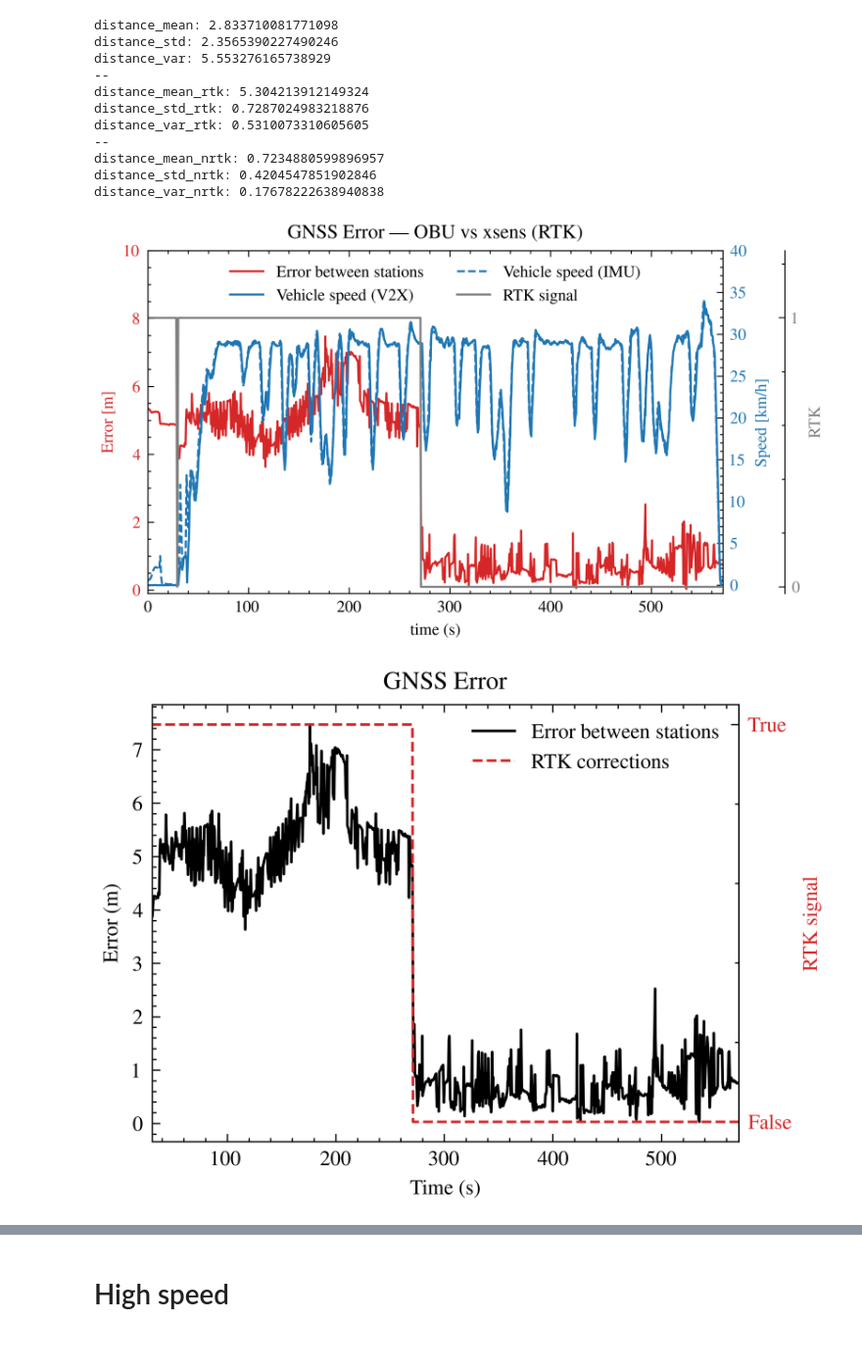
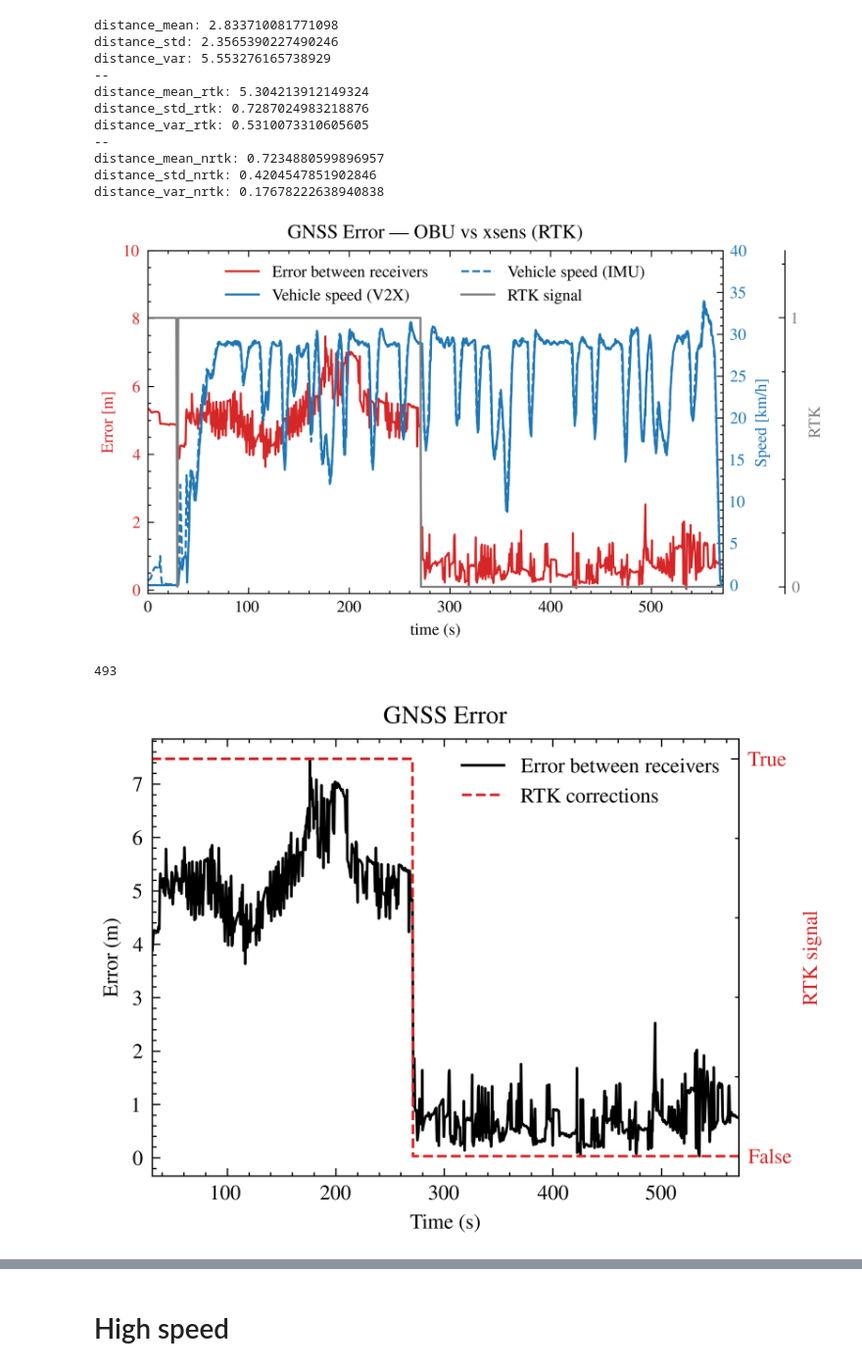
Before and after one commit to LMA-FEM-UNICAMP/vilma_v2x, a Jupyter notebook: vilma_v2x/evaluation/obu_gnss_error.ipynb, the cells around one changed output, grey strips where cells are left out. Shown at 98% size. Cells and saved outputs as stored; diff of their text form; code cells hidden in the pictures.

```diff
--- a/vilma_v2x/evaluation/obu_gnss_error.ipynb
+++ b/vilma_v2x/evaluation/obu_gnss_error.ipynb
@@ -95,7 +97,7 @@ plt.title("GNSS Error | OBU vs xsens (RTK)")
 color = 'tab:red'
 ax1.set_xlabel('time (s)')
 ax1.set_ylabel('Error [m]', color=color)
-l1, = ax1.plot(t, distance, color=color, label="Error between stations")
+l1, = ax1.plot(t, distance, color=color, label="Error between receivers")
 ax1.tick_params(axis='y', labelcolor=color)
 ax1.set_xlim(t[0],t[len(t)-1])
 ax1.set_ylim(-0.1, 10)
@@ -127,37 +129,45 @@ labels = [line.get_label() for line in lines]
 ax1.legend(lines, labels, loc='upper center', ncol=2)
 
 #fig.tight_layout()  # otherwise the right y-label is slightly clipped
-plt.savefig("gnss_behavior.png")
+plt.savefig("low_gnss_behavior.png")
 # plt.savefig('gnss_behavior.pdf', format='pdf')
 
 plt.show()
 # %% [output]
-[figure, old version]
+[figure, new version]
+# %%
+# Search for when lost the RTK
+for i in range(30,len(rtk)):
+    if rtk[i]== 0:
+        print(i)
+        break
+# %% [output]
+493
 # %%
 fig, ax1 = plt.subplots(figsize=(4, 3))
 
 plt.title("GNSS Error")
 
 color = 'black'
 ax1.set_xlabel('Time (s)')
 ax1.set_ylabel('Error (m)')
-l1, = ax1.plot(t, distance, color=color, label="Error between stations")
+l1, = ax1.plot(t, distance, color=color, label="Error between receivers")
 ax1.tick_params(axis='y', labelcolor=color)
 ax1.set_xlim(31,t[len(t)-1])
 
 ax3 = ax1.twinx()  # instantiate a second Axes that shares the same x-axis
 color = 'tab:red'
 ax3.set_ylabel('RTK signal', color=color)  # we already handled the x-label with ax1
 l2, = ax3.plot(t, rtk, color=color, label="RTK corrections", linestyle='--')
 ax3.tick_params(axis='y', labelcolor=color)
 ax3.set_yticks([0, 1])
 ax3.set_yticklabels(['False', 'True'])
 
 lines = [l1, l2]
 labels = [line.get_label() for line in lines]
 ax1.legend(lines, labels, loc='upper right')
 #fig.tight_layout()  # otherwise the right y-label is slightly clipped
 #plt.savefig("gnss_error.png")
-plt.savefig('gnss_error.pdf', format='pdf')
+plt.savefig('low_gnss_error_rtk.pdf', format='pdf')
 # %% [output]
-[figure, old version]
+[figure, new version]
```
Also changed, not shown: parts of 4 cells of this notebook, 8 other files.
